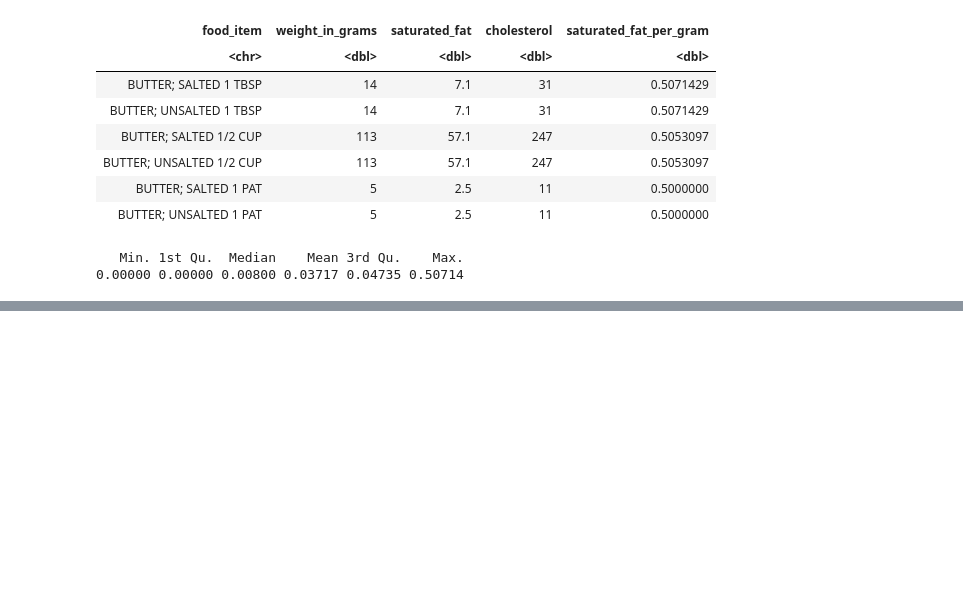
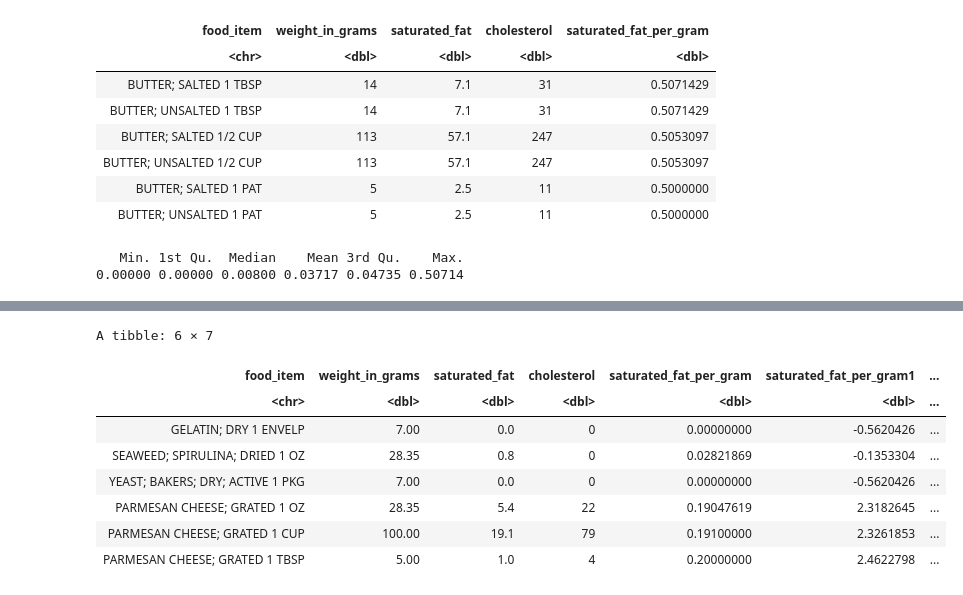
Before and after one commit to sg758253/IDS, a Jupyter notebook: HW4/problem2_r.ipynb, the cells around one changed output, grey strips where cells are left out. Cells and saved outputs as stored; diff of their text form; code cells hidden in the pictures; blank space fills up the shorter version.

```diff
--- a/HW4/problem2_r.ipynb
+++ b/HW4/problem2_r.ipynb
@@ -82 +153,16 @@ IQR
+# %%
+mean = mean(df$weight_in_grams)
+std = sd(df$weight_in_grams)
+df['weight_in_grams1'] = (df$weight_in_grams-mean)/std
+head(df)
+# %% [output]
+A tibble: 6 × 7
+| food_item | weight_in_grams | saturated_fat | cholesterol | saturated_fat_per_gram | saturated_fat_per_gram1 | ... |
+| <chr> | <dbl> | <dbl> | <dbl> | <dbl> | <dbl> | ... |
+| GELATIN; DRY 1 ENVELP | 7.00 | 0.0 | 0 | 0.00000000 | -0.5620426 | ... |
+| SEAWEED; SPIRULINA; DRIED 1 OZ | 28.35 | 0.8 | 0 | 0.02821869 | -0.1353304 | ... |
+| YEAST; BAKERS; DRY; ACTIVE 1 PKG | 7.00 | 0.0 | 0 | 0.00000000 | -0.5620426 | ... |
+| PARMESAN CHEESE; GRATED 1 OZ | 28.35 | 5.4 | 22 | 0.19047619 | 2.3182645 | ... |
+| PARMESAN CHEESE; GRATED 1 CUP | 100.00 | 19.1 | 79 | 0.19100000 | 2.3261853 | ... |
+| PARMESAN CHEESE; GRATED 1 TBSP | 5.00 | 1.0 | 4 | 0.20000000 | 2.4622798 | ... |
 # %%
```
Also changed, not shown: parts of 32 cells of this notebook.
